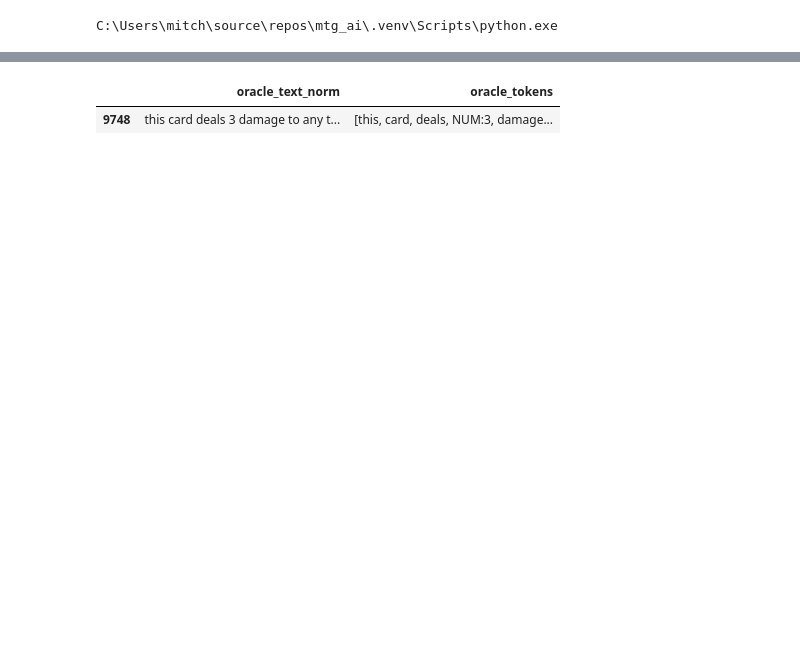
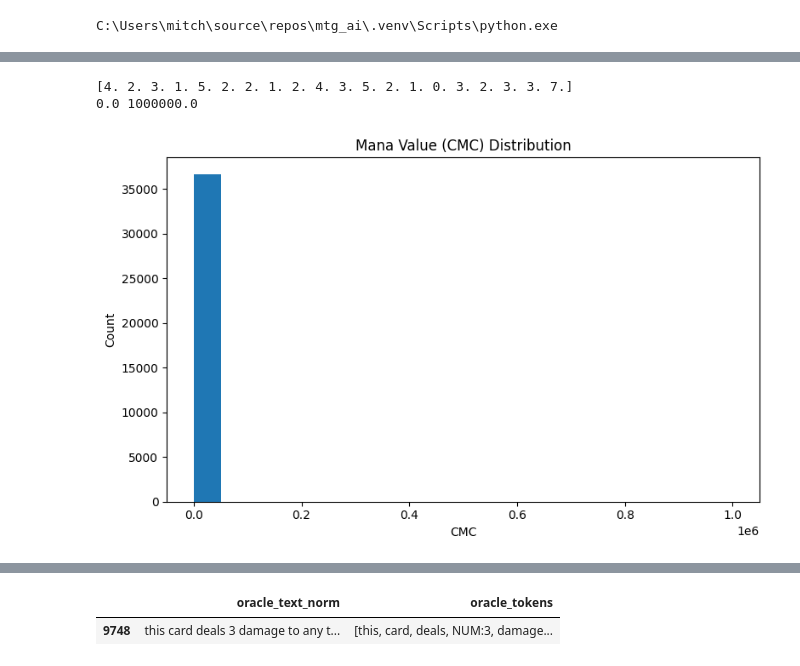
Before and after one commit to MitchellB9/mtg_ai, a Jupyter notebook: Notebooks/inspect_data.ipynb, the cells around one changed output, grey strips where cells are left out. Saved outputs shown, nothing was run; the diff lists cells and outputs as text; code cells hidden in the pictures; blank space fills up the shorter version.

```diff
--- a/Notebooks/inspect_data.ipynb
+++ b/Notebooks/inspect_data.ipynb
@@ -37,0 +134,17 @@ oracle_tokens: (36708, 5)
+# %%
+cmc_values = cards["cmc"].dropna().astype("float64").to_numpy()
+
+print(cmc_values[:20])
+print(cmc_values.min(), cmc_values.max())
+
+plt.figure(figsize=(8, 5))
+plt.hist(cmc_values, bins=20)
+plt.title("Mana Value (CMC) Distribution")
+plt.xlabel("CMC")
+plt.ylabel("Count")
+plt.tight_layout()
+plt.show()
+# %% [output]
+[4. 2. 3. 1. 5. 2. 2. 1. 2. 4. 3. 5. 2. 1. 0. 3. 2. 3. 3. 7.]
+0.0 1000000.0
+[figure, added]
```
Also changed, not shown: parts of 13 cells of this notebook.
